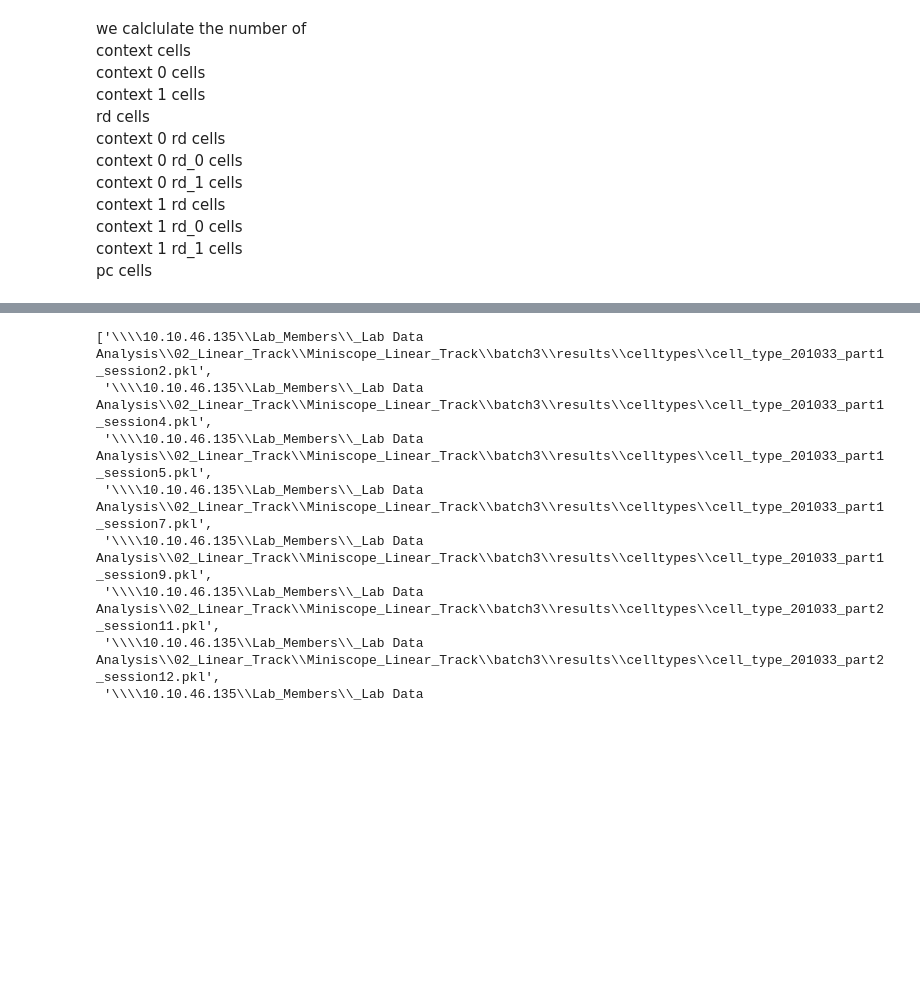
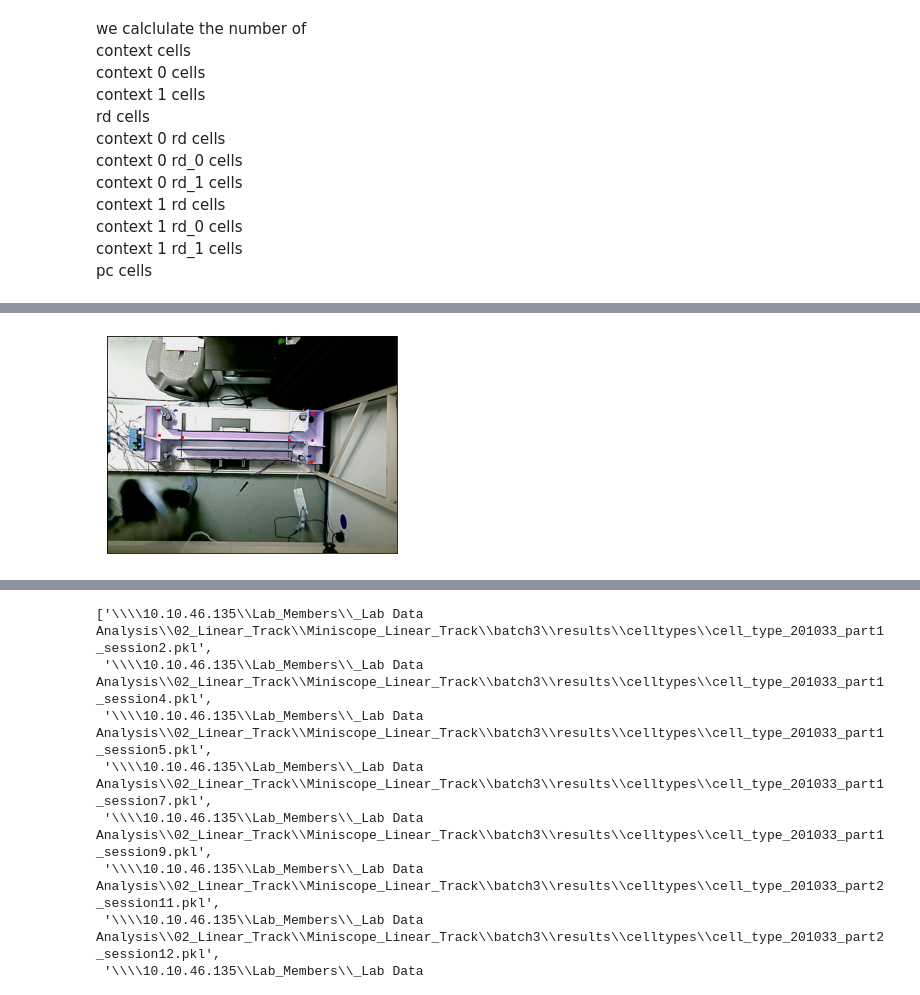
Before and after one commit to SabriQ/g_mylab, a Jupyter notebook: developing/single_cell_analysis/cell proportion along sessions.ipynb, the cells around one changed output, grey strips where cells are left out. Saved outputs shown, nothing was run; the diff lists cells and outputs as text; code cells hidden in the pictures; blank space fills up the shorter version.

```diff
--- a/developing/single_cell_analysis/cell proportion along sessions.ipynb
+++ b/developing/single_cell_analysis/cell proportion along sessions.ipynb
@@ -29,0 +32,4 @@ import numpy as np
+# %%
+trials = glob.glob(r"\\10.10.46.135\Lab_Members\_Lab Data Analysis\02_Linear_Track\Miniscope_Linear_Track\batch3\results\trials\*.pkl")
+trials = [i for i in trials if "201033" in i and "part1" in i]
+trials
@@ -29,0 +136,6 @@ import numpy as np
+# %%
+days = ["20200721","20200722","20200723","20200724"]
+
+
+CE_day1_trials = construct_trial_lists(mouse_id="201033",part="1",day="20200721")
+CE_day1_session = concatenate_trials(CE_day1_trials)
@@ -29,0 +160,6 @@ import numpy as np
+# %%
+s = AnaMini(CE_day1_session)
+# %%
+s.show_behaveframe(tracking=False)
+# %% [output]
+[figure, added]
```
Also changed, not shown: parts of 11 cells of this notebook, 4 other files.
